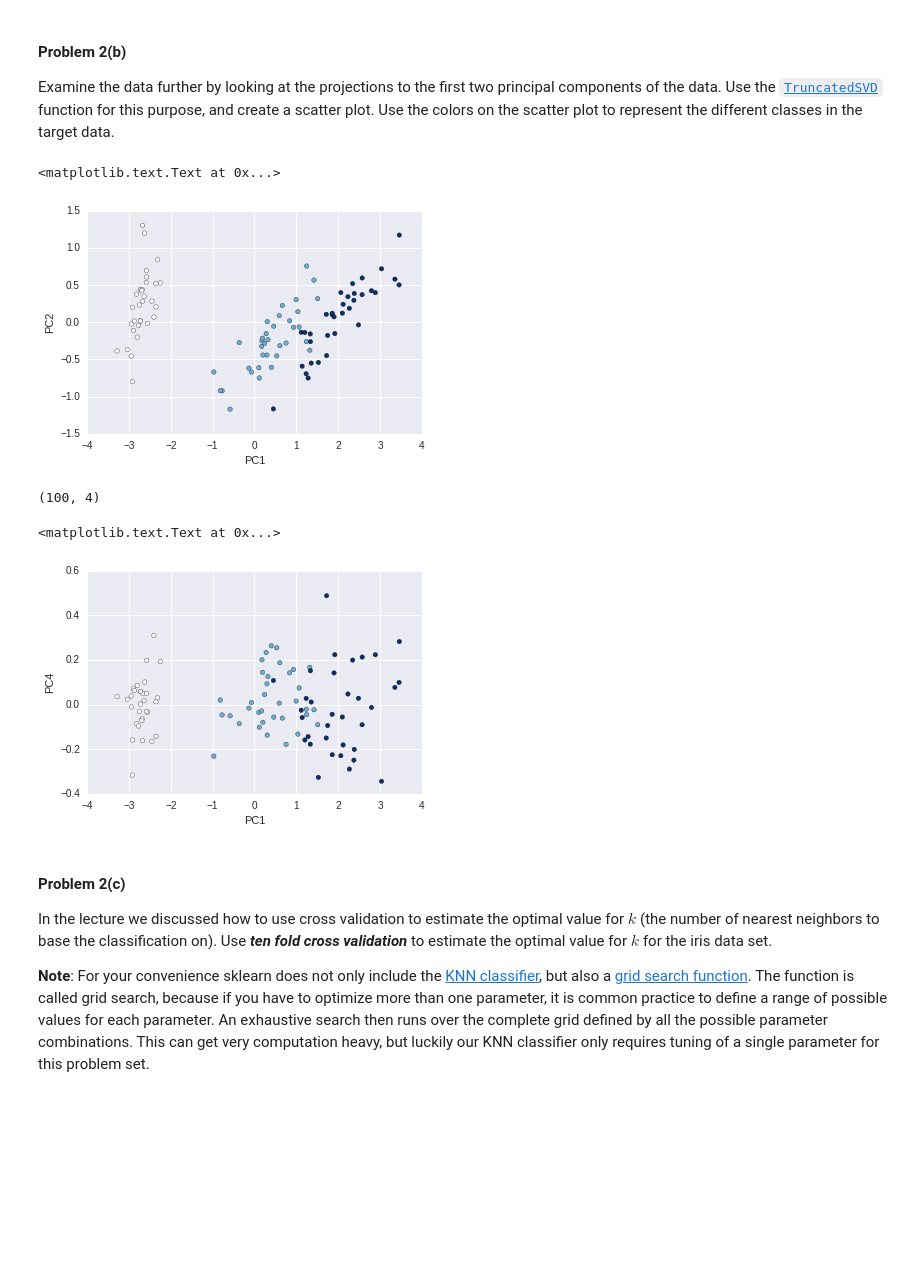
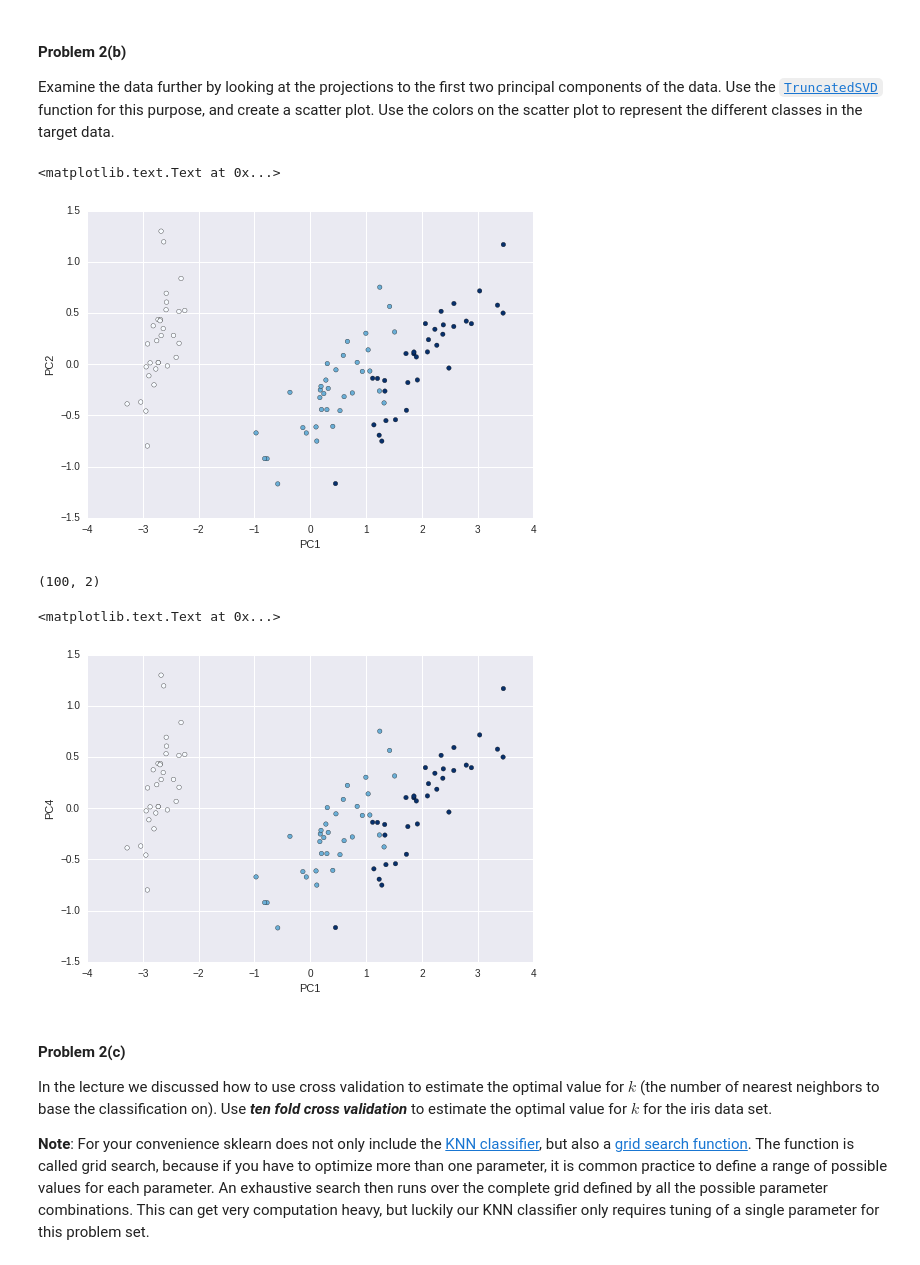
Before and after one commit to clementlefevre/CS109, a Jupyter notebook: 2014/homework_CL/HW3.ipynb, the cells around one changed output. Cells and saved outputs as stored; diff of their text form; code cells hidden in the pictures; blank space fills up the shorter version.

```diff
--- a/2014/homework_CL/HW3.ipynb
+++ b/2014/homework_CL/HW3.ipynb
@@ -496,33 +496,33 @@ print y_test.shape
 Examine the data further by looking at the projections to the first two principal components of the data. Use the [`TruncatedSVD`](http://scikit-learn.org/stable/modules/generated/sklearn.decomposition.TruncatedSVD.html) function for this purpose, and create a scatter plot. Use the colors on the scatter plot to represent the different classes in the target data.
 # %%
 ### Your code here ###
-X_train = X_train -np.mean(X_train,axis=0)
+X_train_centered = X_train -np.mean(X_train,axis=0)
 svd = sklearn.decomposition.TruncatedSVD(n_components=2)
-result = svd.fit_transform(X_train,y_train)
+result = svd.fit_transform(X_train_centered,y_train)
 
 plt.scatter(result[:,0],result[:,1],c=y_train,cmap=plt.cm.Blues)
 plt.xlabel('PC1')
 plt.ylabel('PC2')
 # %% [output]
 <matplotlib.text.Text at 0x...>
-[figure, old version]
+[figure, new version]
 # %%
 from sklearn.utils.extmath import randomized_svd
-U, Sigma, VT = randomized_svd(X_train, n_components=4,
+U, Sigma, VT = randomized_svd(X_train_centered, n_components=2,
                                       n_iter=5,
                                       random_state=None)
 
 
 result2 = np.matrix(U)*np.diag(Sigma)
 print result2.shape
 
-plt.scatter(result2[:,0],result2[:,3],c=y_train,cmap=plt.cm.Blues)
+plt.scatter(result2[:,0],result2[:,1],c=y_train,cmap=plt.cm.Blues)
 plt.xlabel('PC1')
 plt.ylabel('PC4')
 # %% [output]
-(100, 4)
+(100, 2)
 <matplotlib.text.Text at 0x...>
-[figure, old version]
+[figure, new version]
 # %% [markdown]
 
 #### Problem 2(c)
```
Also changed, not shown: parts of 12 cells of this notebook, 3 other files.
